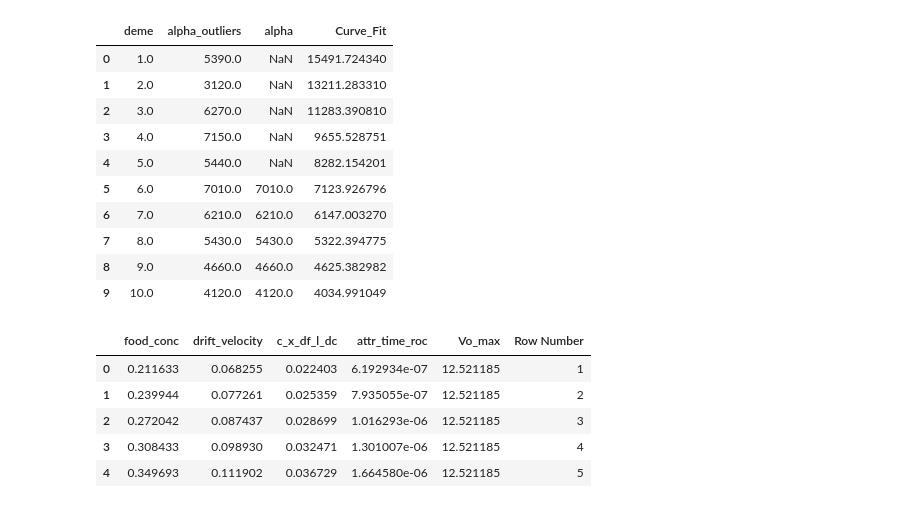
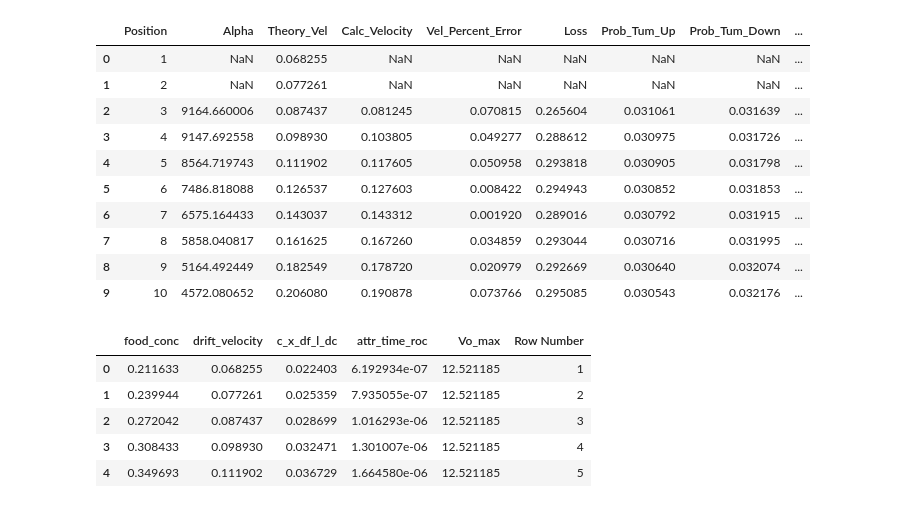
Before and after one commit to Frood-for-Thought/Run_Tumble_Gillespie_Diffusion_Equation, a Jupyter notebook: plotting.ipynb, the cells around one changed output. Saved outputs shown, nothing was run; the diff lists cells and outputs as text; code cells hidden in the pictures.

```diff
--- a/plotting.ipynb
+++ b/plotting.ipynb
@@ -6,20 +6,20 @@ import matplotlib.pyplot as plt
 import plotly.graph_objs as go
 import seaborn as sns
 # %%
-curve_fit_df = pd.read_csv('alpha_values_MaxC_60000_Grad_0.000405_curve_fit.csv')
+curve_fit_df = pd.read_excel('closest_alpha_pos_1_to_101_MaxC_60000_Grad_0.000405.xlsx')
 curve_fit_df.head(10)
 # %% [output]
-|  | deme | alpha_outliers | alpha | Curve_Fit |
-| 0 | 1.0 | 5390.0 | NaN | 15491.724340 |
-| 1 | 2.0 | 3120.0 | NaN | 13211.283310 |
-| 2 | 3.0 | 6270.0 | NaN | 11283.390810 |
-| 3 | 4.0 | 7150.0 | NaN | 9655.528751 |
-| 4 | 5.0 | 5440.0 | NaN | 8282.154201 |
-| 5 | 6.0 | 7010.0 | 7010.0 | 7123.926796 |
-| 6 | 7.0 | 6210.0 | 6210.0 | 6147.003270 |
-| 7 | 8.0 | 5430.0 | 5430.0 | 5322.394775 |
-| 8 | 9.0 | 4660.0 | 4660.0 | 4625.382982 |
-| 9 | 10.0 | 4120.0 | 4120.0 | 4034.991049 |
+|  | Position | Alpha | Theory_Vel | Calc_Velocity | Vel_Percent_Error | Loss | Prob_Tum_Up | Prob_Tum_Down | ... |
+| 0 | 1 | NaN | 0.068255 | NaN | NaN | NaN | NaN | NaN | ... |
+| 1 | 2 | NaN | 0.077261 | NaN | NaN | NaN | NaN | NaN | ... |
+| 2 | 3 | 9164.660006 | 0.087437 | 0.081245 | 0.070815 | 0.265604 | 0.031061 | 0.031639 | ... |
+| 3 | 4 | 9147.692558 | 0.098930 | 0.103805 | 0.049277 | 0.288612 | 0.030975 | 0.031726 | ... |
+| 4 | 5 | 8564.719743 | 0.111902 | 0.117605 | 0.050958 | 0.293818 | 0.030905 | 0.031798 | ... |
+| 5 | 6 | 7486.818088 | 0.126537 | 0.127603 | 0.008422 | 0.294943 | 0.030852 | 0.031853 | ... |
+| 6 | 7 | 6575.164433 | 0.143037 | 0.143312 | 0.001920 | 0.289016 | 0.030792 | 0.031915 | ... |
+| 7 | 8 | 5858.040817 | 0.161625 | 0.167260 | 0.034859 | 0.293044 | 0.030716 | 0.031995 | ... |
+| 8 | 9 | 5164.492449 | 0.182549 | 0.178720 | 0.020979 | 0.292669 | 0.030640 | 0.032074 | ... |
+| 9 | 10 | 4572.080652 | 0.206080 | 0.190878 | 0.073766 | 0.295085 | 0.030543 | 0.032176 | ... |
 # %%
 input_param_df = pd.read_excel('input_parameters.xlsx')
 input_param_df.head()
```
Also changed, not shown: parts of 2 cells of this notebook.
